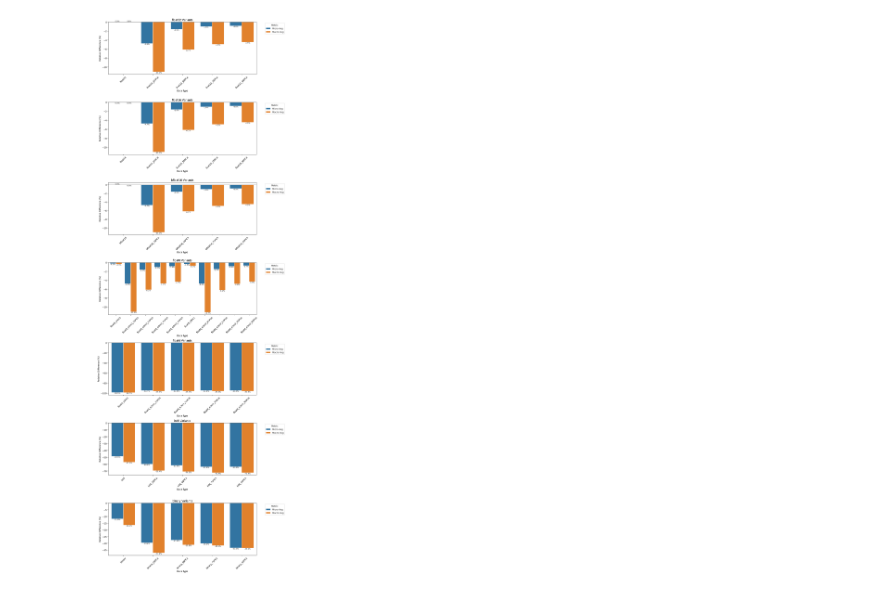
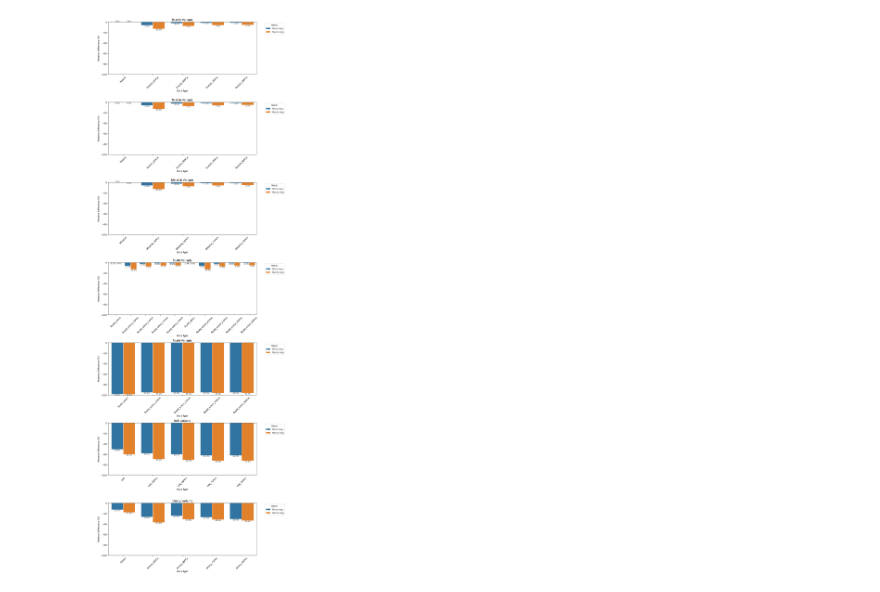
Before and after one commit to Napuh/embedding-compression-bench, a Jupyter notebook: plot/plot_results.ipynb, the cells around one changed output. Drawn from its saved outputs; the diff is of its cells as text; code cells hidden in the pictures.

```diff
--- a/plot/plot_results.ipynb
+++ b/plot/plot_results.ipynb
@@ -68,31 +68,34 @@ for idx, (base_type, files) in enumerate(dtype_groups.items()):
         metrics.extend(['Micro Avg', 'Macro Avg'])
         relative_scores.extend([micro_diff, macro_avg])
 
     df = pd.DataFrame({
         'dtype': dtypes,
         'metric': metrics,
         'relative_diff': relative_scores
     })
 
     # Create subplot
     sns.set_style("whitegrid")
     ax = axes[idx]
     sns.barplot(data=df, x='dtype', y='relative_diff', hue='metric', order=sorted(df['dtype'].unique()), ax=ax)
 
     ax.set_title(f'{base_type} Variants')
     ax.set_xlabel('Data Type')
     ax.set_ylabel('Relative Difference (%)')
     ax.axhline(y=0, color='black', linestyle='-', alpha=0.3)
     ax.tick_params(axis='x', rotation=45)
 
+    # Set y-axis limits from -100 to 0
+    ax.set_ylim(-100, 0)
+
     # Add legend
     ax.legend(title='Metric', bbox_to_anchor=(1.05, 1), loc='upper left')
 
     # Add value labels
     for container in ax.containers:
         ax.bar_label(container, fmt='%.1f%%', fontsize=8)
 
 plt.tight_layout()
 plt.show()
 # %% [output]
-[figure, old version]
+[figure, new version]
```
Also changed, not shown: parts of 6 cells of this notebook, 6 other files.
